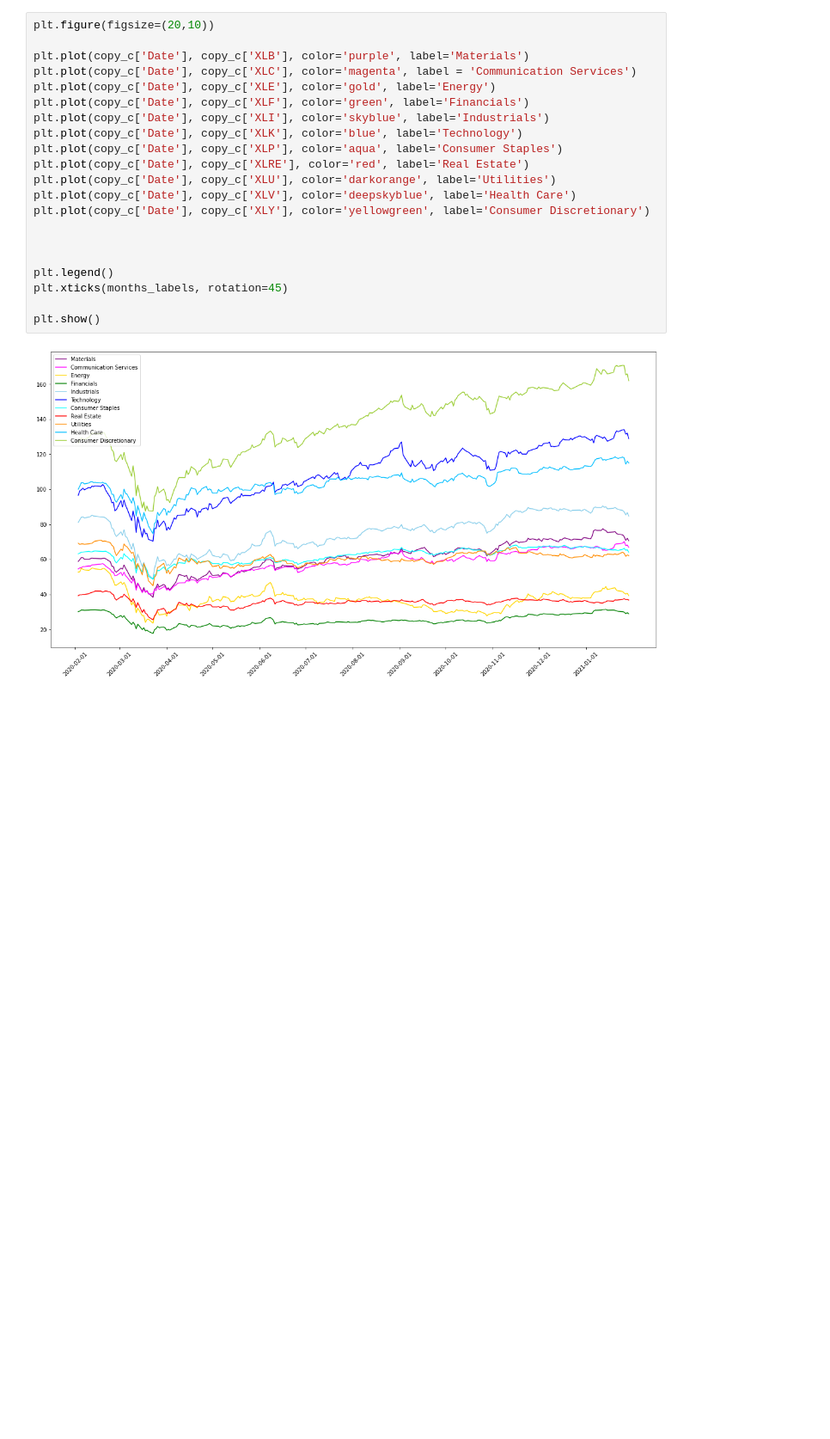
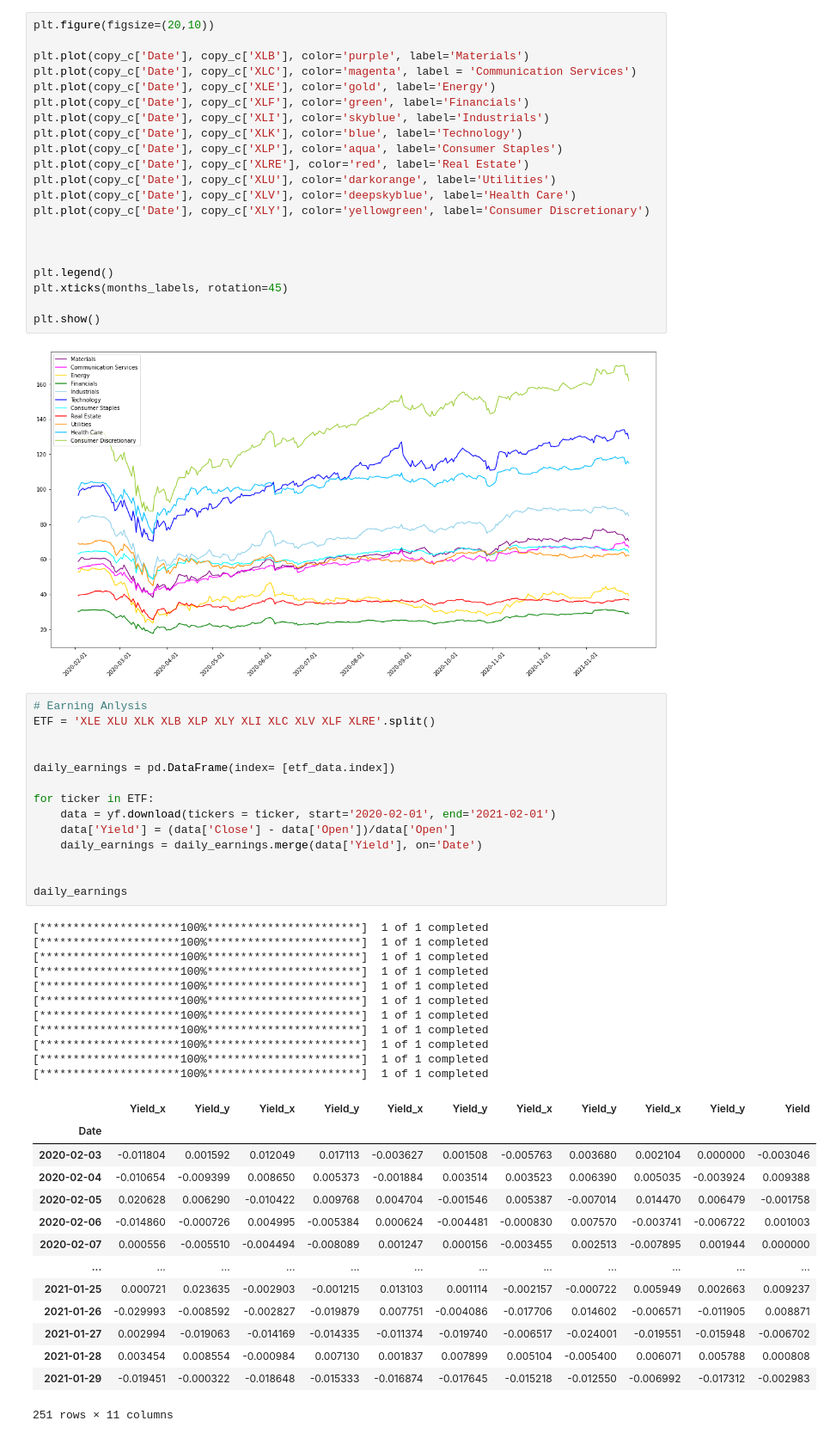
Before and after one commit to Rcidm1994/Project1, a Jupyter notebook: Industry_Performance.ipynb, the cells around one changed output. Shown: that part at 86% size. Cells and saved outputs as stored; diff of their text form; blank space fills up the shorter version.

```diff
--- a/Industry_Performance.ipynb
+++ b/Industry_Performance.ipynb
@@ -114,3 +114,43 @@ plt.xticks(months_labels, rotation=45)
 plt.show()
 # %% [output]
 [figure]
+# %%
+# Earning Anlysis
+ETF = 'XLE XLU XLK XLB XLP XLY XLI XLC XLV XLF XLRE'.split()
+
+
+daily_earnings = pd.DataFrame(index= [etf_data.index])
+
+for ticker in ETF:
+    data = yf.download(tickers = ticker, start='2020-02-01', end='2021-02-01')
+    data['Yield'] = (data['Close'] - data['Open'])/data['Open']
+    daily_earnings = daily_earnings.merge(data['Yield'], on='Date')
+
+
+daily_earnings
+# %% [output]
+[*********************100%***********************]  1 of 1 completed
+[*********************100%***********************]  1 of 1 completed
+[*********************100%***********************]  1 of 1 completed
+[*********************100%***********************]  1 of 1 completed
+[*********************100%***********************]  1 of 1 completed
+[*********************100%***********************]  1 of 1 completed
+[*********************100%***********************]  1 of 1 completed
+[*********************100%***********************]  1 of 1 completed
+[*********************100%***********************]  1 of 1 completed
+[*********************100%***********************]  1 of 1 completed
+[*********************100%***********************]  1 of 1 completed
+|  | Yield_x | Yield_y | Yield_x | Yield_y | Yield_x | Yield_y | Yield_x | Yield_y | Yield_x | Yield_y | Yield |
+| Date |  |  |  |  |  |  |  |  |  |  |  |
+| 2020-02-03 | -0.011804 | 0.001592 | 0.012049 | 0.017113 | -0.003627 | 0.001508 | -0.005763 | 0.003680 | 0.002104 | 0.000000 | -0.003046 |
+| 2020-02-04 | -0.010654 | -0.009399 | 0.008650 | 0.005373 | -0.001884 | 0.003514 | 0.003523 | 0.006390 | 0.005035 | -0.003924 | 0.009388 |
+| 2020-02-05 | 0.020628 | 0.006290 | -0.010422 | 0.009768 | 0.004704 | -0.001546 | 0.005387 | -0.007014 | 0.014470 | 0.006479 | -0.001758 |
+| 2020-02-06 | -0.014860 | -0.000726 | 0.004995 | -0.005384 | 0.000624 | -0.004481 | -0.000830 | 0.007570 | -0.003741 | -0.006722 | 0.001003 |
+| 2020-02-07 | 0.000556 | -0.005510 | -0.004494 | -0.008089 | 0.001247 | 0.000156 | -0.003455 | 0.002513 | -0.007895 | 0.001944 | 0.000000 |
+| ... | ... | ... | ... | ... | ... | ... | ... | ... | ... | ... | ... |
+| 2021-01-25 | 0.000721 | 0.023635 | -0.002903 | -0.001215 | 0.013103 | 0.001114 | -0.002157 | -0.000722 | 0.005949 | 0.002663 | 0.009237 |
+| 2021-01-26 | -0.029993 | -0.008592 | -0.002827 | -0.019879 | 0.007751 | -0.004086 | -0.017706 | 0.014602 | -0.006571 | -0.011905 | 0.008871 |
+| 2021-01-27 | 0.002994 | -0.019063 | -0.014169 | -0.014335 | -0.011374 | -0.019740 | -0.006517 | -0.024001 | -0.019551 | -0.015948 | -0.006702 |
+| 2021-01-28 | 0.003454 | 0.008554 | -0.000984 | 0.007130 | 0.001837 | 0.007899 | 0.005104 | -0.005400 | 0.006071 | 0.005788 | 0.000808 |
+| 2021-01-29 | -0.019451 | -0.000322 | -0.018648 | -0.015333 | -0.016874 | -0.017645 | -0.015218 | -0.012550 | -0.006992 | -0.017312 | -0.002983 |
+251 rows × 11 columns
```
Also changed, not shown: parts of 5 cells of this notebook.
